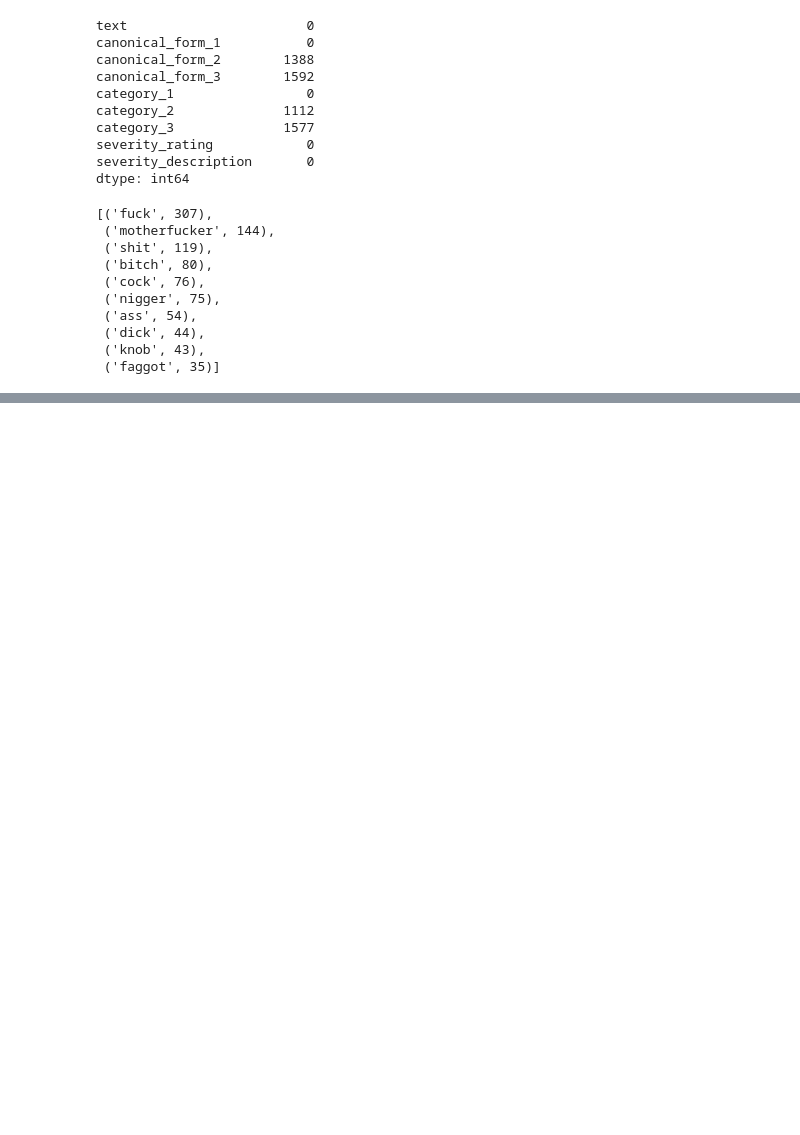
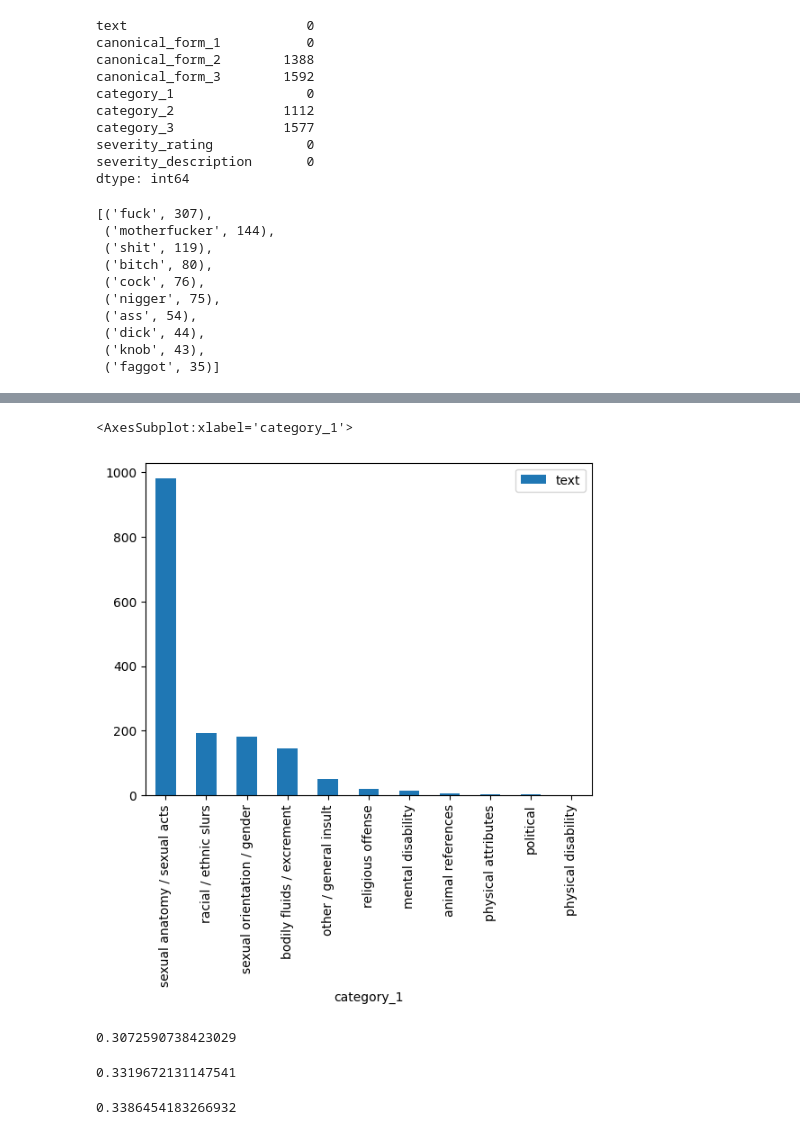
Before and after one commit to BillWang04/swear_word_analysis, a Jupyter notebook: analysis.ipynb, the cells around one changed output, grey strips where cells are left out. Saved outputs shown, nothing was run; the diff lists cells and outputs as text; code cells hidden in the pictures; blank space fills up the shorter version.

```diff
--- a/analysis.ipynb
+++ b/analysis.ipynb
@@ -86,0 +100,8 @@ profanity['text_length'].plot(kind = 'hist')
+# %%
+def ends_with_hard_consonant(s):
+    hard_consonants = {'b', 'c', 'd', 'g', 'k', 'p', 'q', 't'}
+    s = s.rstrip()
+    return len(s) > 0 and s[-1].lower() in hard_consonants
+
+profanity['hard_or_not'] = profanity['text'].apply(ends_with_hard_consonant)
+profanity.head()
@@ -86,0 +115,18 @@ profanity['text_length'].plot(kind = 'hist')
+# %%
+profanity[['category_1', 'text']].groupby('category_1').count().reset_index().sort_values('text', ascending= False).plot(kind = 'bar', x = 'category_1', y= 'text')
+# %% [output]
+<AxesSubplot:xlabel='category_1'>
+[figure, added]
+# %%
+profanity['hard_or_not'].mean()
+# %% [output]
+0.3072590738423029
+# %%
+pd.Series(profanity['canonical_form_1'].unique()).apply(ends_with_hard_consonant).mean()
+# %% [output]
+0.3319672131147541
+# %%
+#finds the words that compound to other words and check their hard consenants
+pd.Series(pd.concat([profanity['canonical_form_1'], profanity['canonical_form_2']], ignore_index = True).dropna().unique()).apply(ends_with_hard_consonant).mean()
+# %% [output]
+0.3386454183266932
```
Also changed, not shown: parts of 3 cells of this notebook.
